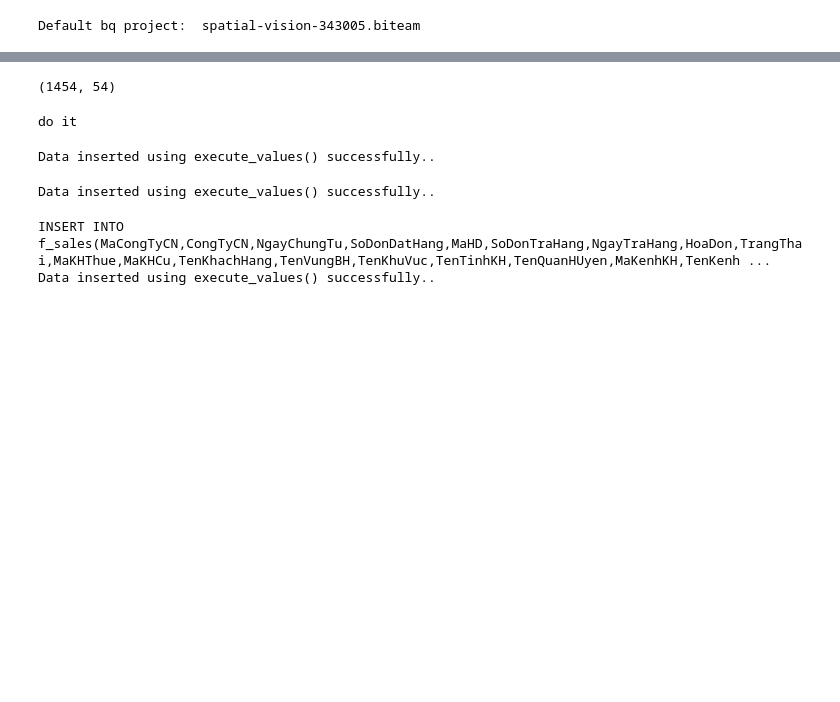
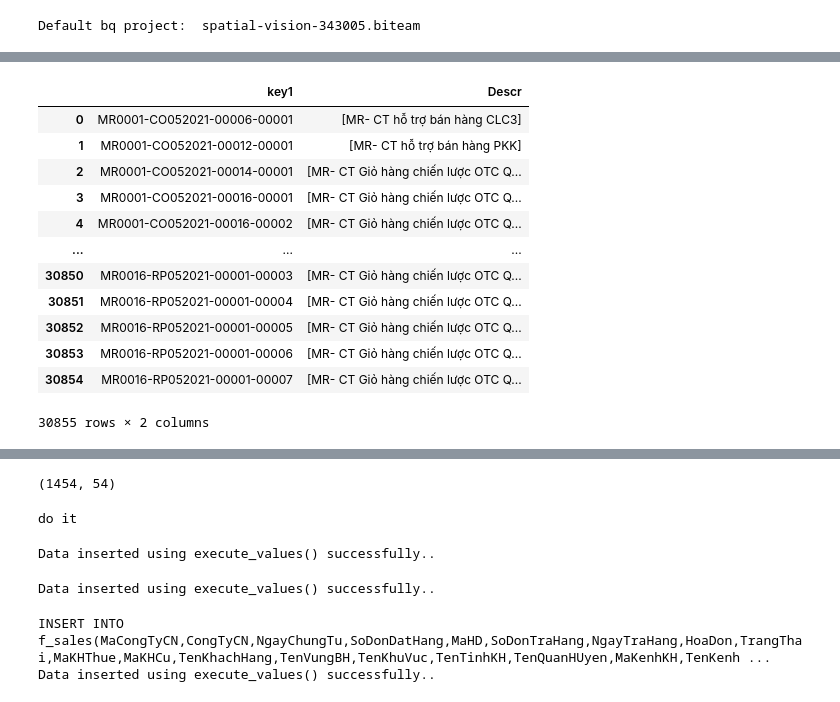
Before and after one commit to duyvanda/ipynb, a Jupyter notebook: data_raw_thang/Disc_Mining.ipynb, the cells around one changed output, grey strips where cells are left out. Saved outputs shown, nothing was run; the diff lists cells and outputs as text; code cells hidden in the pictures; blank space fills up the shorter version.

```diff
--- a/data_raw_thang/Disc_Mining.ipynb
+++ b/data_raw_thang/Disc_Mining.ipynb
@@ -23,0 +41,3 @@ df_aut=df_aut[~df_aut['value'].isna()]
+# %%
+df['key1'] = df.BranchID.astype(str)+"-"+df.OrderNbr.astype(str)+"-"+df.GLineRef.astype(str)
+df['key2'] = df.BranchID.astype(str)+"-"+df.OrderNbr.astype(str)+"-"+df.GLineRef.astype(str)+"-"+df.DiscIDPN.astype(str)
@@ -23,0 +48,2 @@ df_aut=df_aut[~df_aut['value'].isna()]
+# %%
+df = dropdup(df,1, ['key2'])
@@ -23,0 +53,3 @@ df_aut=df_aut[~df_aut['value'].isna()]
+# %%
+df1 = df[['key1', 'DiscIDPN']]
+df2 = df[['key1', 'Descr']]
@@ -23,0 +58,18 @@ df_aut=df_aut[~df_aut['value'].isna()]
+# %%
+df4=df2.groupby(['key1'])['Descr'].apply(list).reset_index(name='Descr')
+# %%
+df4
+# %% [output]
+|  | key1 | Descr |
+| 0 | MR0001-CO052021-00006-00001 | [MR- CT hỗ trợ bán hàng CLC3] |
+| 1 | MR0001-CO052021-00012-00001 | [MR- CT hỗ trợ bán hàng PKK] |
+| 2 | MR0001-CO052021-00014-00001 | [MR- CT Giỏ hàng chiến lược OTC Q... |
+| 3 | MR0001-CO052021-00016-00001 | [MR- CT Giỏ hàng chiến lược OTC Q... |
+| 4 | MR0001-CO052021-00016-00002 | [MR- CT Giỏ hàng chiến lược OTC Q... |
+| ... | ... | ... |
+| 30850 | MR0016-RP052021-00001-00003 | [MR- CT Giỏ hàng chiến lược OTC Q... |
+| 30851 | MR0016-RP052021-00001-00004 | [MR- CT Giỏ hàng chiến lược OTC Q... |
+| 30852 | MR0016-RP052021-00001-00005 | [MR- CT Giỏ hàng chiến lược OTC Q... |
+| 30853 | MR0016-RP052021-00001-00006 | [MR- CT Giỏ hàng chiến lược OTC Q... |
+| 30854 | MR0016-RP052021-00001-00007 | [MR- CT Giỏ hàng chiến lược OTC Q... |
+30855 rows × 2 columns
```
Also changed, not shown: parts of 24 cells of this notebook, 8 other files.
